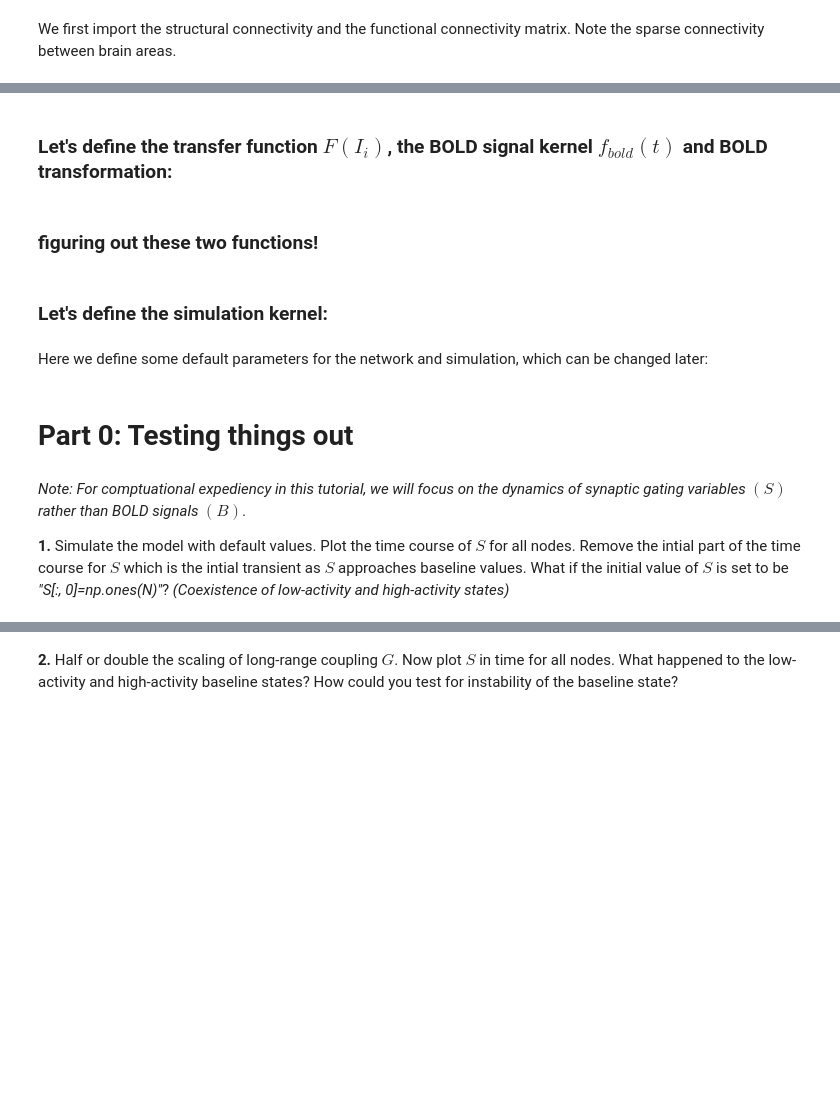
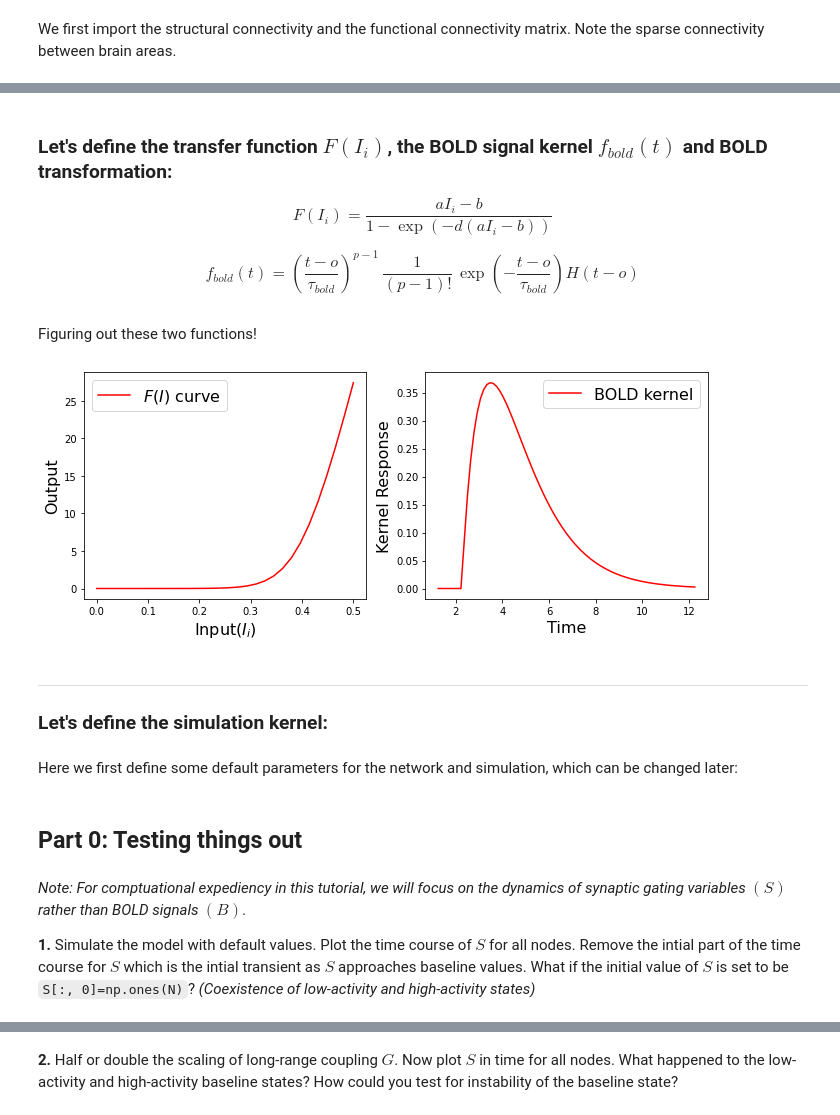
Before and after one commit to NeoNeuron/CCN2021_TUT, a Jupyter notebook: large-scale.ipynb, the cells around one changed output, grey strips where cells are left out. Cells and saved outputs as stored; diff of their text form; code cells hidden in the pictures; blank space fills up the shorter version.

```diff
--- a/large-scale.ipynb
+++ b/large-scale.ipynb
@@ -143,5 +171,13 @@ plt.show()
 # %% [markdown]
 ### Let's define the transfer function $F(I_i)$, the BOLD signal kernel $f_{bold}(t)$ and BOLD transformation:
+
+$$
+F(I_i) = \frac{aI_i - b}{1-\exp\left(-d\left(aI_i-b\right)\right)}
+$$
+
+$$
+f_{bold}(t)=\left(\frac{t-o}{\tau_{bold}}\right)^{p-1}\,\frac{1}{(p-1)!}\,\exp\left(-\frac{t-o}{\tau_{bold}}\right) H(t-o)
+$$
 # %%
 def F(I, a=270., b=108., d=0.154):
     """F(I) for vector I"""
@@ -156,21 +192,32 @@ def fbold(t, p=2., taub=1.25, o=2.25):
 
     return kernel
 # %% [markdown]
-### figuring out these two functions!
+Figuring out these two functions!
 # %%
-#### show F(I) function curve
-Iseries = np.linspace(0.0,0.5,20)
+# show F(I) function curve
+Iseries = np.linspace(0.0,0.5,30)
 FIseries = F(Iseries)
-fig,axFI = plt.subplots(figsize=(4,4))
+fig,(axFI,axBOLD) = plt.subplots(1,2, figsize=(9.5,4))
 axFI.plot(Iseries,FIseries,'red',linewidth=1.5,label=r'$F(I)$ curve')
+axFI.set_xlabel(r'Input($I_i$)')
+axFI.set_ylabel('Output')
 axFI.legend()
-#### linear regime v.s. nonlinear regime
+# linear regime v.s. nonlinear regime
 
-#### BOLD signal -- temporal convolutional kernel
-tseries = np.linspace(1.25,12.25,40)
+# BOLD signal -- temporal convolutional kernel
+tseries = np.linspace(1.25,12.25,80)
 kernel = fbold(tseries)
-fig,axBOLD = plt.subplots(figsize=(4,4))
+# fig,axBOLD = plt.subplots(figsize=(4,4))
 axBOLD.plot(tseries,kernel,'red',linewidth=1.5,label=r'BOLD kernel')
+axBOLD.set_xlabel('Time')
+axBOLD.set_ylabel('Kernel Response')
 axBOLD.legend()
+plt.tight_layout()
+# %% [output]
+[figure, added]
 # %% [markdown]
+---
+
 ### Let's define the simulation kernel:
+# %% [markdown]
+Here we first define some default parameters for the network and simulation, which can be changed later:
@@ -306,2 +320,0 @@ def run_sim_l(pars, verbose=False,S=[]):
-# %% [markdown]
-Here we define some default parameters for the network and simulation, which can be changed later:
@@ -332,7 +321,7 @@ def default_pars(C, **kwargs):
 # %% [markdown]
-# Part 0: Testing things out
+## Part 0: Testing things out
 # %% [markdown]
 _Note: For comptuational expediency in this tutorial, we will focus on the dynamics of synaptic gating variables $(S)$ rather than BOLD signals $(B)$._
 
-**1.** Simulate the model with default values. Plot the time course of $S$ for all nodes. Remove the intial part of the time course for $S$ which is the intial transient as $S$ approaches baseline values. What if the initial value of $S$ is set to be _"S[:, 0]=np.ones(N)"_? _(Coexistence of low-activity and high-activity states)_
+**1.** Simulate the model with default values. Plot the time course of $S$ for all nodes. Remove the intial part of the time course for $S$ which is the intial transient as $S$ approaches baseline values. What if the initial value of $S$ is set to be `S[:, 0]=np.ones(N)`? _(Coexistence of low-activity and high-activity states)_
 # %%
```
Also changed, not shown: parts of 36 cells of this notebook, 3 other files.
